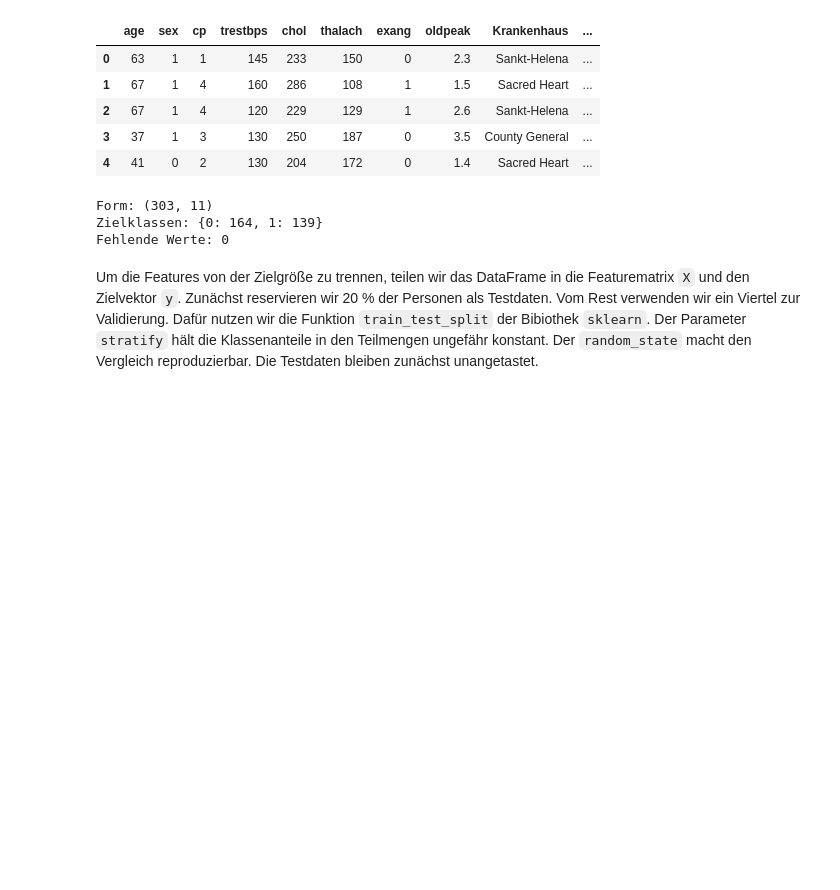
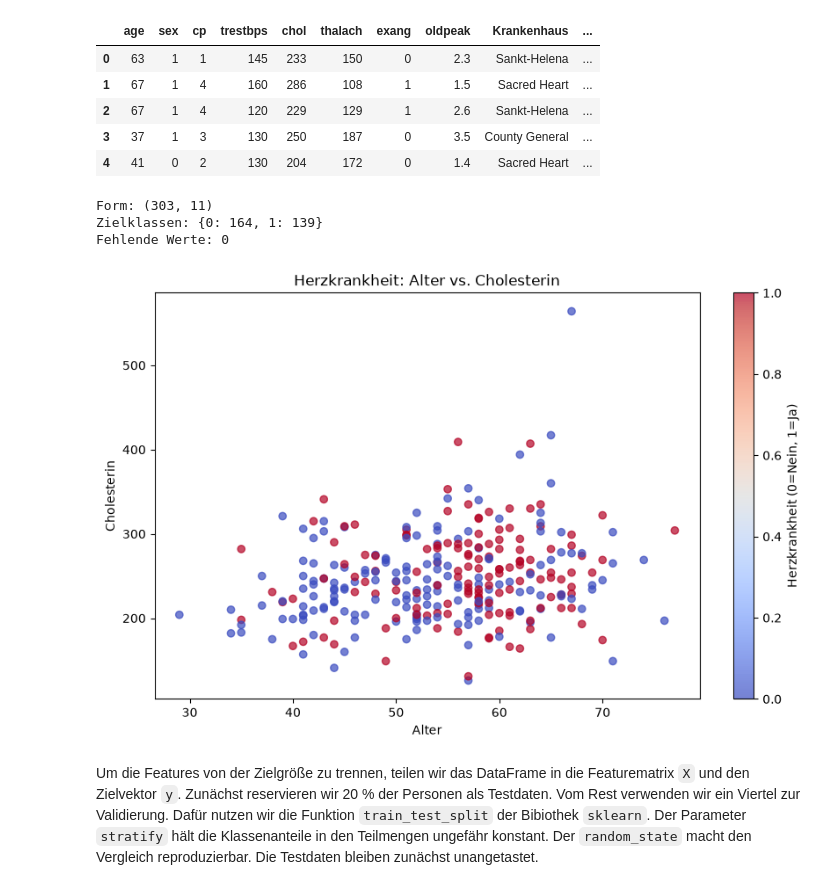
Before and after one commit to Stevenyami/KI-in-der-Medizin, a Jupyter notebook: src/Uebung03_KI_System.ipynb, the cells around one changed output. Cells and saved outputs as stored; diff of their text form; code cells hidden in the pictures; blank space fills up the shorter version.

```diff
--- a/src/Uebung03_KI_System.ipynb
+++ b/src/Uebung03_KI_System.ipynb
@@ -115,6 +117,18 @@ print("Fehlende Werte:", int(daten.isna().sum().sum()))
 Form: (303, 11)
 Zielklassen: {0: 164, 1: 139}
 Fehlende Werte: 0
+# %%
+import seaborn as sns
+import matplotlib.pyplot as plt
+plt.figure(figsize=(10, 6))
+plt.scatter(daten["age"], daten["chol"], c=daten["herzkrankheit"], cmap="coolwarm", alpha=0.7)
+plt.title("Herzkrankheit: Alter vs. Cholesterin")
+plt.xlabel("Alter")
+plt.ylabel("Cholesterin")
+plt.colorbar(label="Herzkrankheit (0=Nein, 1=Ja)")
+plt.show()
+# %% [output]
+[figure, added]
 # %% [markdown]
 Um die Features von der Zielgröße zu trennen, teilen wir das DataFrame in die Featurematrix `X` und den Zielvektor `y`. Zunächst reservieren wir 20 % der Personen als Testdaten. Vom Rest verwenden wir ein Viertel zur Validierung. Dafür nutzen wir die Funktion `train_test_split` der Bibiothek `sklearn`. Der Parameter `stratify` hält die Klassenanteile in den Teilmengen ungefähr konstant. Der `random_state` macht den Vergleich reproduzierbar. Die Testdaten bleiben zunächst unangetastet.
 # %%
```
Also changed, not shown: parts of 3 cells of this notebook.
